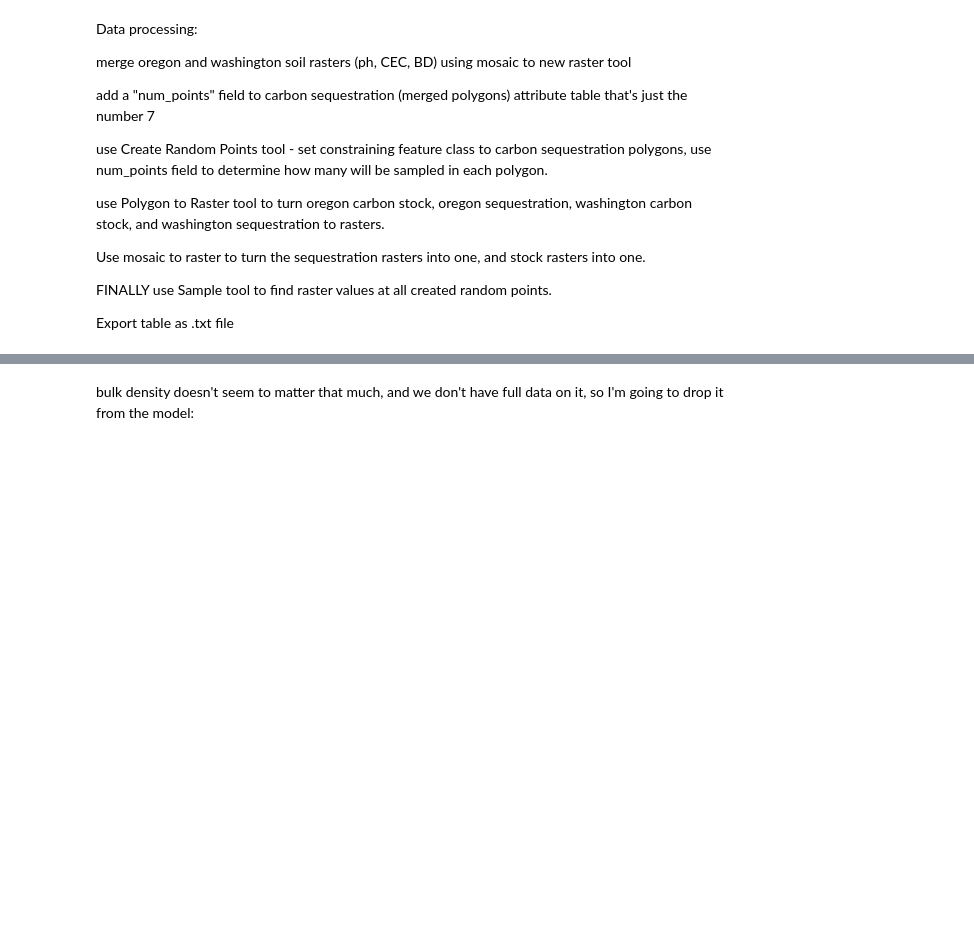
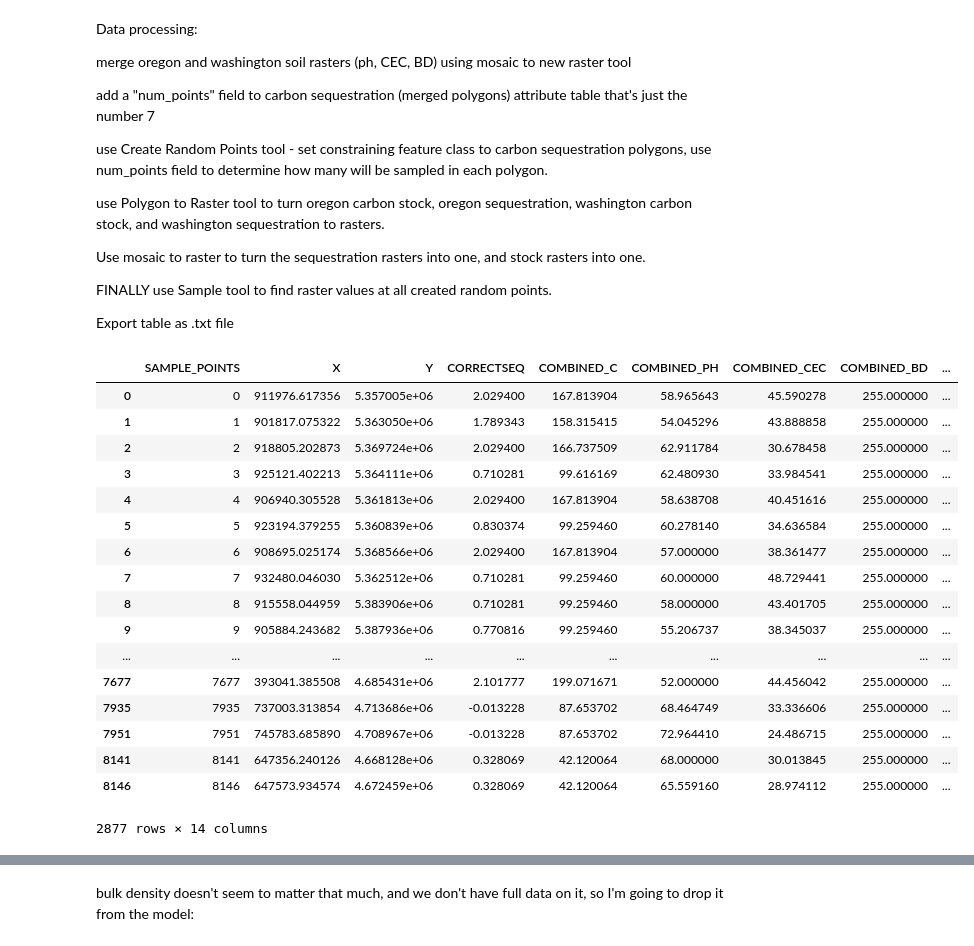
Before and after one commit to nataliamush/carbon-sequestration-fa18, a Jupyter notebook: natalia_model_building.ipynb, the cells around one changed output, grey strips where cells are left out. Saved outputs shown, nothing was run; the diff lists cells and outputs as text; code cells hidden in the pictures; blank space fills up the shorter version.

```diff
--- a/natalia_model_building.ipynb
+++ b/natalia_model_building.ipynb
@@ -122,4 +130,24 @@ FINALLY use Sample tool to find raster values at all created random points.
 Export table as .txt file
 # %%
 updated_data = pd.read_csv('fixedpnwround2.txt').replace(-9999, np.nan).drop('Rowid_', axis=1).dropna()
+updated_data
+# %% [output]
+|  | SAMPLE_POINTS | X | Y | CORRECTSEQ | COMBINED_C | COMBINED_PH | COMBINED_CEC | COMBINED_BD | ... |
+| 0 | 0 | 911976.617356 | 5.357005e+06 | 2.029400 | 167.813904 | 58.965643 | 45.590278 | 255.000000 | ... |
+| 1 | 1 | 901817.075322 | 5.363050e+06 | 1.789343 | 158.315415 | 54.045296 | 43.888858 | 255.000000 | ... |
+| 2 | 2 | 918805.202873 | 5.369724e+06 | 2.029400 | 166.737509 | 62.911784 | 30.678458 | 255.000000 | ... |
+| 3 | 3 | 925121.402213 | 5.364111e+06 | 0.710281 | 99.616169 | 62.480930 | 33.984541 | 255.000000 | ... |
+| 4 | 4 | 906940.305528 | 5.361813e+06 | 2.029400 | 167.813904 | 58.638708 | 40.451616 | 255.000000 | ... |
+| 5 | 5 | 923194.379255 | 5.360839e+06 | 0.830374 | 99.259460 | 60.278140 | 34.636584 | 255.000000 | ... |
+| 6 | 6 | 908695.025174 | 5.368566e+06 | 2.029400 | 167.813904 | 57.000000 | 38.361477 | 255.000000 | ... |
+| 7 | 7 | 932480.046030 | 5.362512e+06 | 0.710281 | 99.259460 | 60.000000 | 48.729441 | 255.000000 | ... |
+| 8 | 8 | 915558.044959 | 5.383906e+06 | 0.710281 | 99.259460 | 58.000000 | 43.401705 | 255.000000 | ... |
+| 9 | 9 | 905884.243682 | 5.387936e+06 | 0.770816 | 99.259460 | 55.206737 | 38.345037 | 255.000000 | ... |
+| ... | ... | ... | ... | ... | ... | ... | ... | ... | ... |
+| 7677 | 7677 | 393041.385508 | 4.685431e+06 | 2.101777 | 199.071671 | 52.000000 | 44.456042 | 255.000000 | ... |
+| 7935 | 7935 | 737003.313854 | 4.713686e+06 | -0.013228 | 87.653702 | 68.464749 | 33.336606 | 255.000000 | ... |
+| 7951 | 7951 | 745783.685890 | 4.708967e+06 | -0.013228 | 87.653702 | 72.964410 | 24.486715 | 255.000000 | ... |
+| 8141 | 8141 | 647356.240126 | 4.668128e+06 | 0.328069 | 42.120064 | 68.000000 | 30.013845 | 255.000000 | ... |
+| 8146 | 8146 | 647573.934574 | 4.672459e+06 | 0.328069 | 42.120064 | 65.559160 | 28.974112 | 255.000000 | ... |
+2877 rows × 14 columns
 # %%
```
Also changed, not shown: parts of 8 cells of this notebook.
